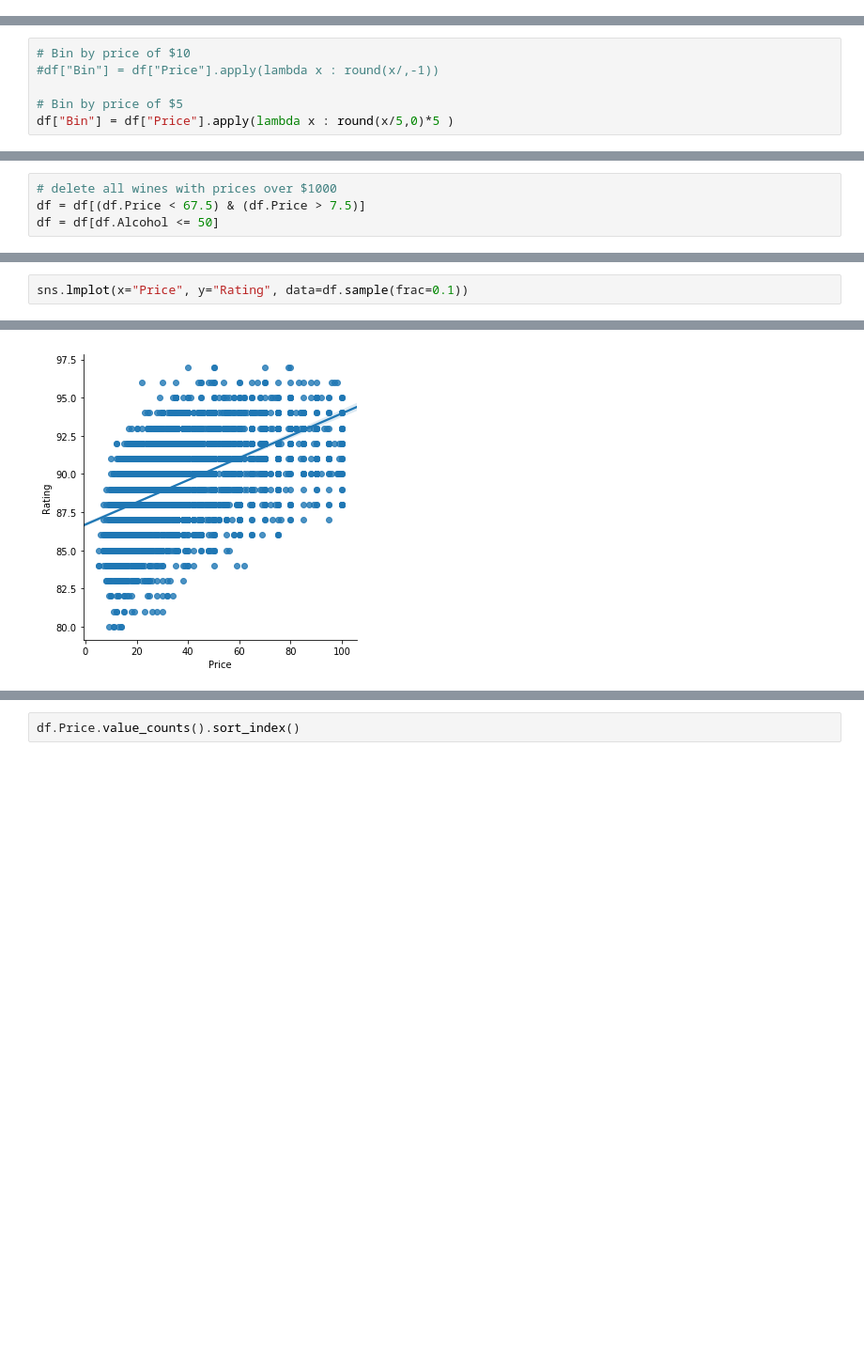
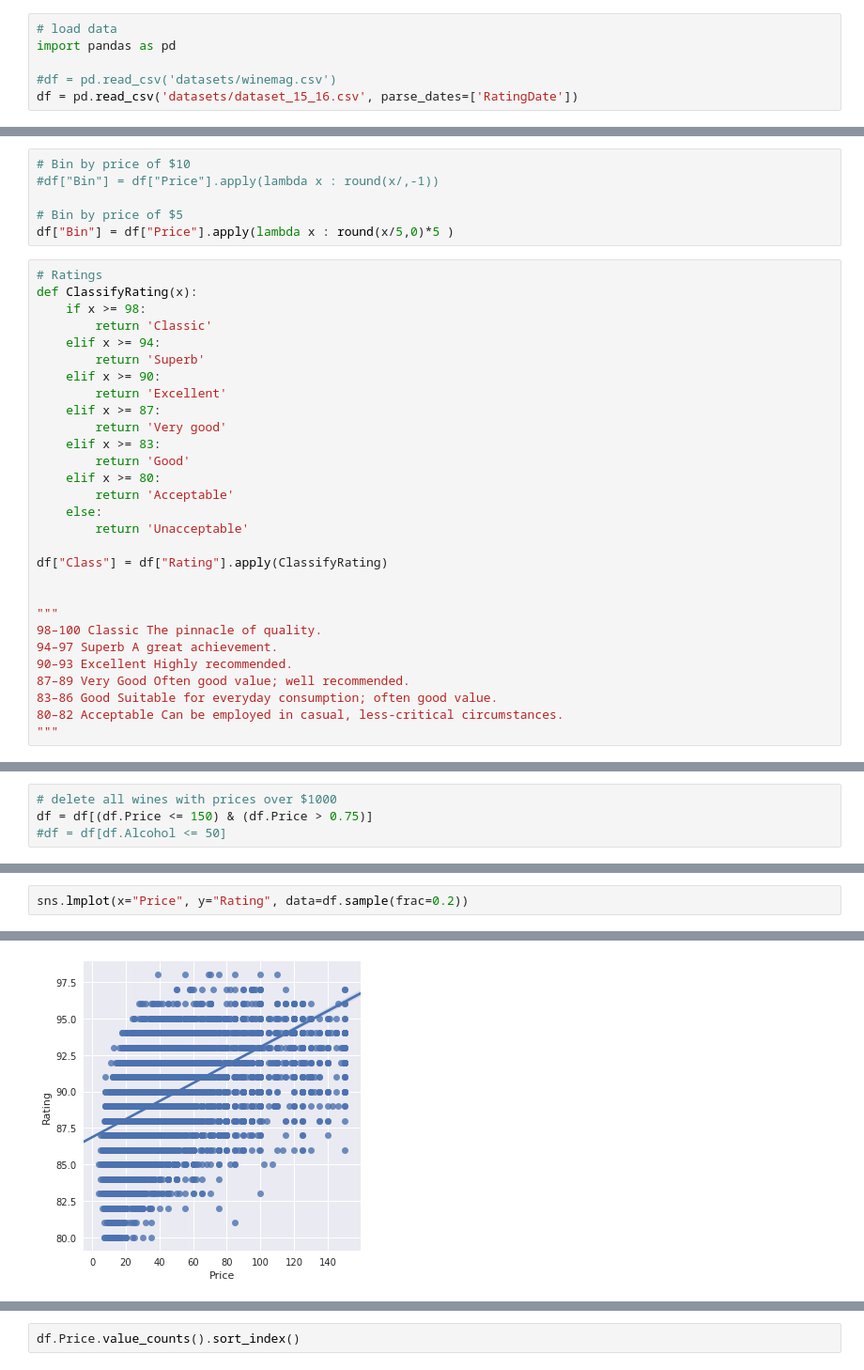
Before and after one commit to DaVaHa/WebScrapingProjectTutorial, a Jupyter notebook: audition.ipynb, the cells around one changed output, grey strips where cells are left out. Shown: that part at 94% size. Cells and saved outputs as stored; diff of their text form; blank space fills up the shorter version.

```diff
--- a/audition.ipynb
+++ b/audition.ipynb
@@ -164,0 +186,6 @@ df = pd.read_csv('datasets/winemag.csv')
+# %%
+# load data
+import pandas as pd
+
+#df = pd.read_csv('datasets/winemag.csv')
+df = pd.read_csv('datasets/dataset_15_16.csv', parse_dates=['RatingDate'])
@@ -218,3 +264,32 @@ df["Alcohol"] = df["Alcohol"].apply(lambda x : round(float(str(x).replace("%",""
 
 # Bin by price of $5
 df["Bin"] = df["Price"].apply(lambda x : round(x/5,0)*5 )
+# %%
+# Ratings
+def ClassifyRating(x):
+    if x >= 98:
+        return 'Classic'
+    elif x >= 94:
+        return 'Superb'
+    elif x >= 90:
+        return 'Excellent'
+    elif x >= 87:
+        return 'Very good'
+    elif x >= 83:
+        return 'Good'
+    elif x >= 80:
+        return 'Acceptable'
+    else:
+        return 'Unacceptable'
+
+df["Class"] = df["Rating"].apply(ClassifyRating)
+
+
+"""
+98–100 Classic The pinnacle of quality.
+94–97 Superb A great achievement.
+90–93 Excellent Highly recommended.
+87–89 Very Good Often good value; well recommended.
+83–86 Good Suitable for everyday consumption; often good value.
+80–82 Acceptable Can be employed in casual, less-critical circumstances.
+"""
@@ -275,7 +366,7 @@ counts[counts.index <= 250]
 # %%
 # delete all wines with prices over $1000
-df = df[(df.Price < 67.5) & (df.Price > 7.5)]
-df = df[df.Alcohol <= 50]
+df = df[(df.Price <= 150) & (df.Price > 0.75)]
+#df = df[df.Alcohol <= 50]
 # %%
 import seaborn as sns; sns.set()
 import matplotlib.pyplot as plt
@@ -288,8 +379,8 @@ sns.regplot(x="Price", y="Rating", data=df.sample(frac=0.1))
 # %%
-sns.lmplot(x="Price", y="Rating", data=df.sample(frac=0.1))
+sns.lmplot(x="Price", y="Rating", data=df.sample(frac=0.2))
 # %% [output]
 <seaborn.axisgrid.FacetGrid at 0x...>
-[figure, old version]
+[figure, new version]
 # %%
 sns.lmplot(x="Price", y="Rating", hue="Color", data=df)
 # %% [output]
```
Also changed, not shown: parts of 63 cells of this notebook, 1 other file.
